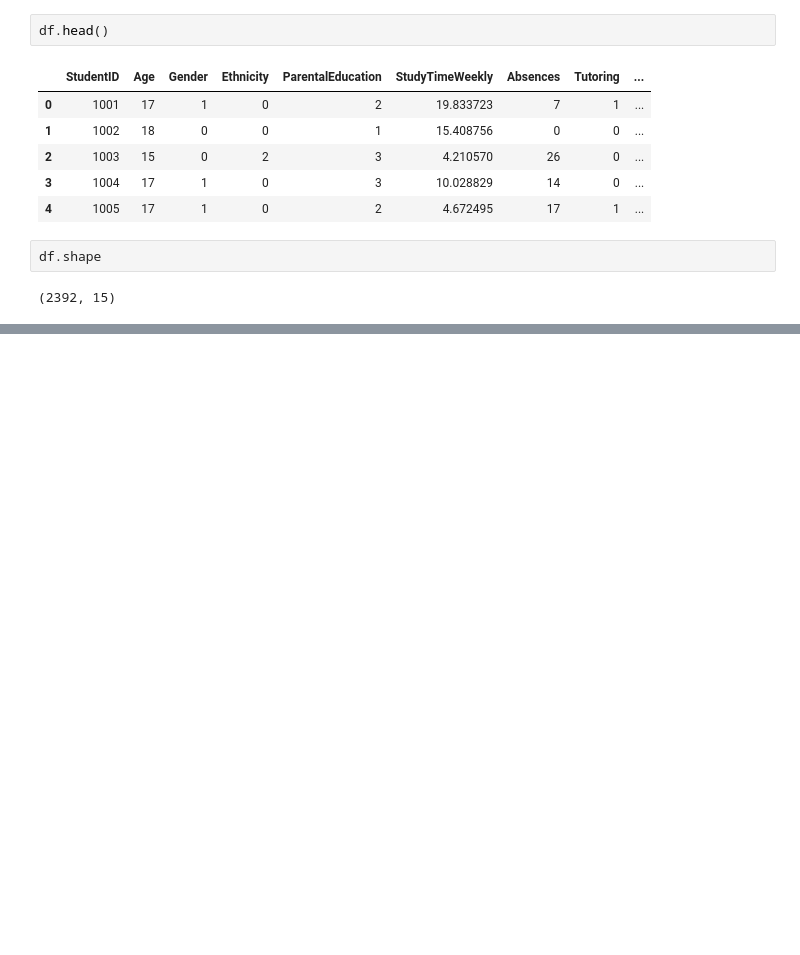
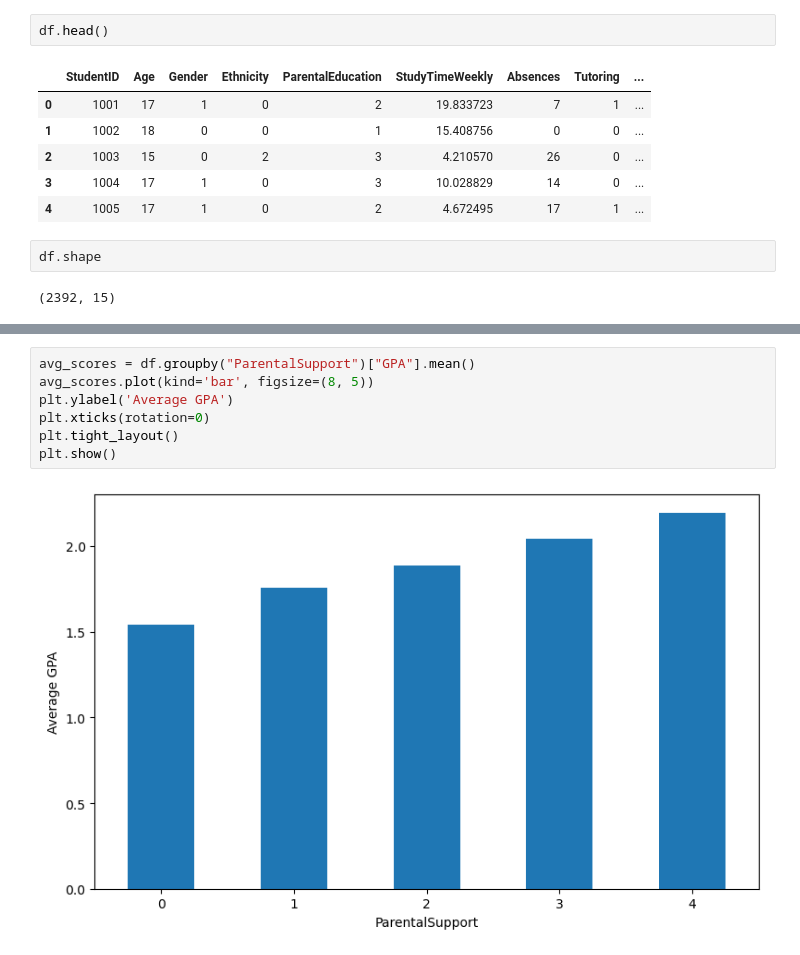
Before and after one commit to vprabhudesai/ContinuingStudingsProject, a Jupyter notebook: Module 2/data_cleaning_visualizing.ipynb, the cells around one changed output, grey strips where cells are left out. Drawn from its saved outputs; the diff is of its cells as text; blank space fills up the shorter version.

```diff
--- a/Module 2/data_cleaning_visualizing.ipynb
+++ b/Module 2/data_cleaning_visualizing.ipynb
@@ -25,0 +53,9 @@ df.dropna
+# %%
+avg_scores = df.groupby("ParentalSupport")["GPA"].mean()
+avg_scores.plot(kind='bar', figsize=(8, 5))
+plt.ylabel('Average GPA')
+plt.xticks(rotation=0)
+plt.tight_layout()
+plt.show()
+# %% [output]
+[figure, added]
```
Also changed, not shown: parts of 5 cells of this notebook, 1 other file.
